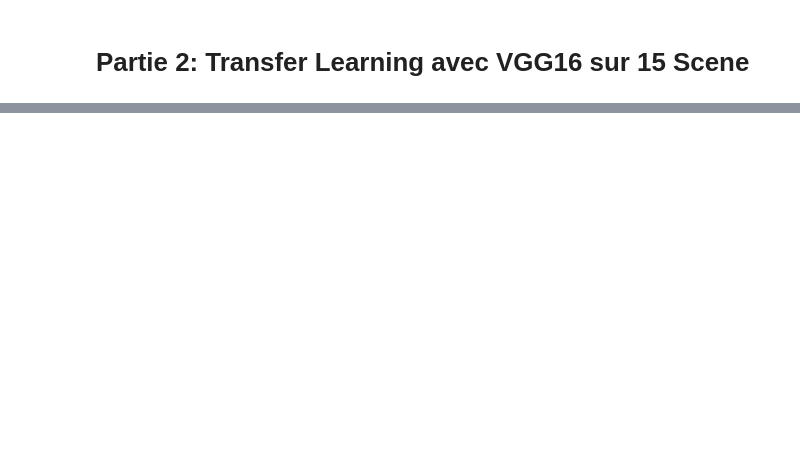
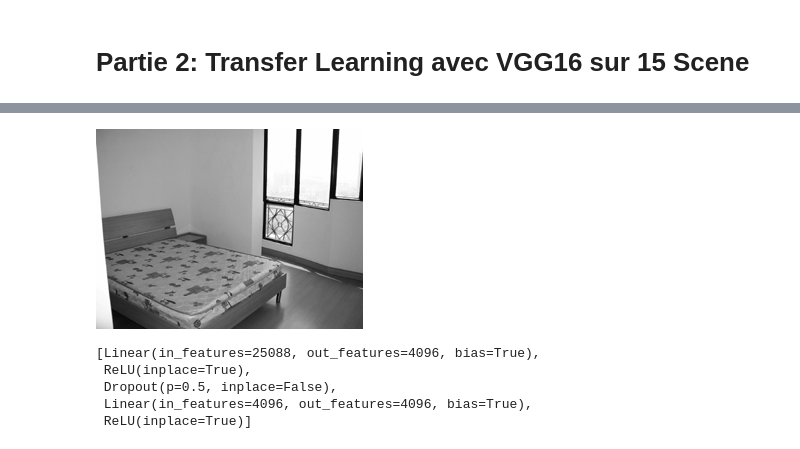
Before and after one commit to YunfeiZHAO/m2a_sorbonne, a Jupyter notebook: TP/rdfia/section3/3_a_Transfer_Learning.ipynb, the cells around one changed output, grey strips where cells are left out. Cells and saved outputs as stored; diff of their text form; code cells hidden in the pictures; blank space fills up the shorter version.

```diff
--- a/TP/rdfia/section3/3_a_Transfer_Learning.ipynb
+++ b/TP/rdfia/section3/3_a_Transfer_Learning.ipynb
@@ -159 +171,19 @@ class VGG16relu17:
+# %%
+img = Image.open("15SceneData/test/bedroom/image_0042.jpg")
+img = img.resize((224, 224), Image.BILINEAR)
+img1 = img.convert('L')
+trans = transforms.ToTensor()
+img2 = trans(img1)
+# %%
+img
+# %% [output]
+[figure, added]
+# %%
+list(vgg16.classifier.children())[:-2]
+# %% [output]
+[Linear(in_features=25088, out_features=4096, bias=True),
+ ReLU(inplace=True),
+ Dropout(p=0.5, inplace=False),
+ Linear(in_features=4096, out_features=4096, bias=True),
+ ReLU(inplace=True)]
 # %%
```
Also changed, not shown: parts of 16 cells of this notebook, 11 other files.
